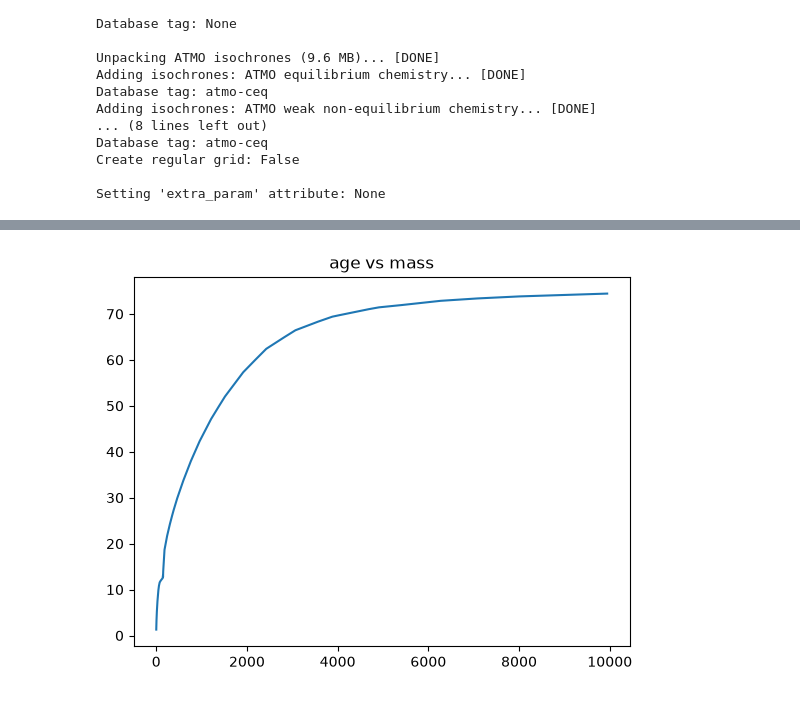
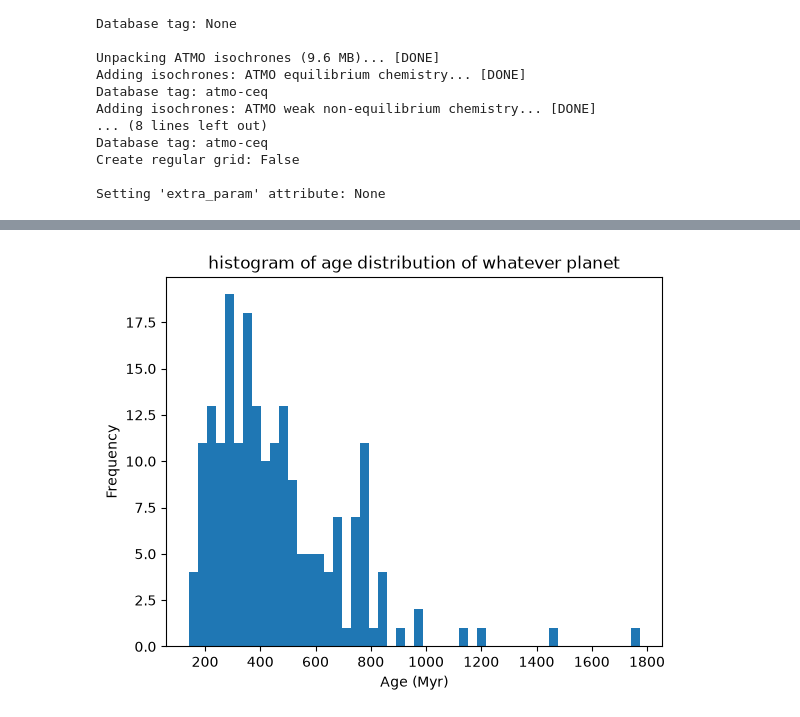
Before and after one commit to h0sh1z0ra/masses_to_ages, a Jupyter notebook: age_to_mass.ipynb, the cells around one changed output, grey strips where cells are left out. Saved outputs shown, nothing was run; the diff lists cells and outputs as text; code cells hidden in the pictures.

```diff
--- a/age_to_mass.ipynb
+++ b/age_to_mass.ipynb
@@ -205,7 +195,7 @@ from numpy import ndarray
 
 brightness = -4.673
 sigma_b = [-0.066, 0.066]
-N = 1000
+N = 200
 
 # preliminary, will probably use monte carlo to sample within uncertainties
 def mass_to_age(brightness: ndarray) -> dict:
@@ -221,7 +211,7 @@ def mass_to_age(brightness: ndarray) -> dict:
 
 def mass_to_age_mc(brightness: ndarray, sigma_b: ndarray, N: int) -> dict:
     age_arr  = np.logspace(0, np.log10(12000), 1000)        # randomly sampling ages
-    lum_arr  = np.random.normal(brightness, sigma_b[0], N)  # sampled luminosities
+    lum_arr  = np.random.normal(brightness, sigma_b[1], N)  # sampled luminosities
     mass_dic = {} # {age, mass}
 
     for age in age_arr:
@@ -247,6 +237,10 @@ Create regular grid: False
 
 Setting 'extra_param' attribute: None
 # %%
+masses_from_age = mass_to_age_mc(brightness, sigma_b, N)
+
+ages_arr = np.array([age for age in masses_from_age.keys()])
+
 mcmc_ages = []
 
 m_planet = 27.8
@@ -256,12 +250,8 @@ draws = np.random.normal(0, 1, N) # normal distribution; will be stretched by th
 
 mass_arr = np.where(draws < 0, draws*sigma_m_lower, draws*sigma_m_upper) + m_planet
 
-# I had to move the big function inside the loop, because otherwise the luminosity would only be sampled once
+# I had to move the big function inside the loop, because otherwise the luminosity would only be sampled once (wait maybe not, via vectorisation this might be able to be circumvented)
 for i in range(N):
-    masses_from_age = mass_to_age_mc(brightness, sigma_b, N)
-
-    ages_arr = np.array([age for age in masses_from_age.keys()])
-    masses_from_age_arr = np.array([m[0] for m in masses_from_age.values()])
-
+    masses_from_age_arr = np.array([m[i] for m in masses_from_age.values()])  # this needs to be inside, since we're using the ith draw
     age = np.interp(mass_arr[i], masses_from_age_arr, ages_arr)
     mcmc_ages.append(age)
@@ -290,10 +262,11 @@ mcmc_ages
 # %%
 import matplotlib.pyplot as plt
 
-fig, ax = plt.subplots(1,1)
-ax.plot(ages, mass)
-ax.set_title("age vs mass")
+plt.hist(mcmc_ages, bins=50)
+plt.title("histogram of age distribution of whatever planet")
+plt.xlabel("Age (Myr)")
+plt.ylabel("Frequency")
 
 plt.show()
 # %% [output]
-[figure, old version]
+[figure, new version]
```
Also changed, not shown: parts of 5 cells of this notebook, 2 other files.
